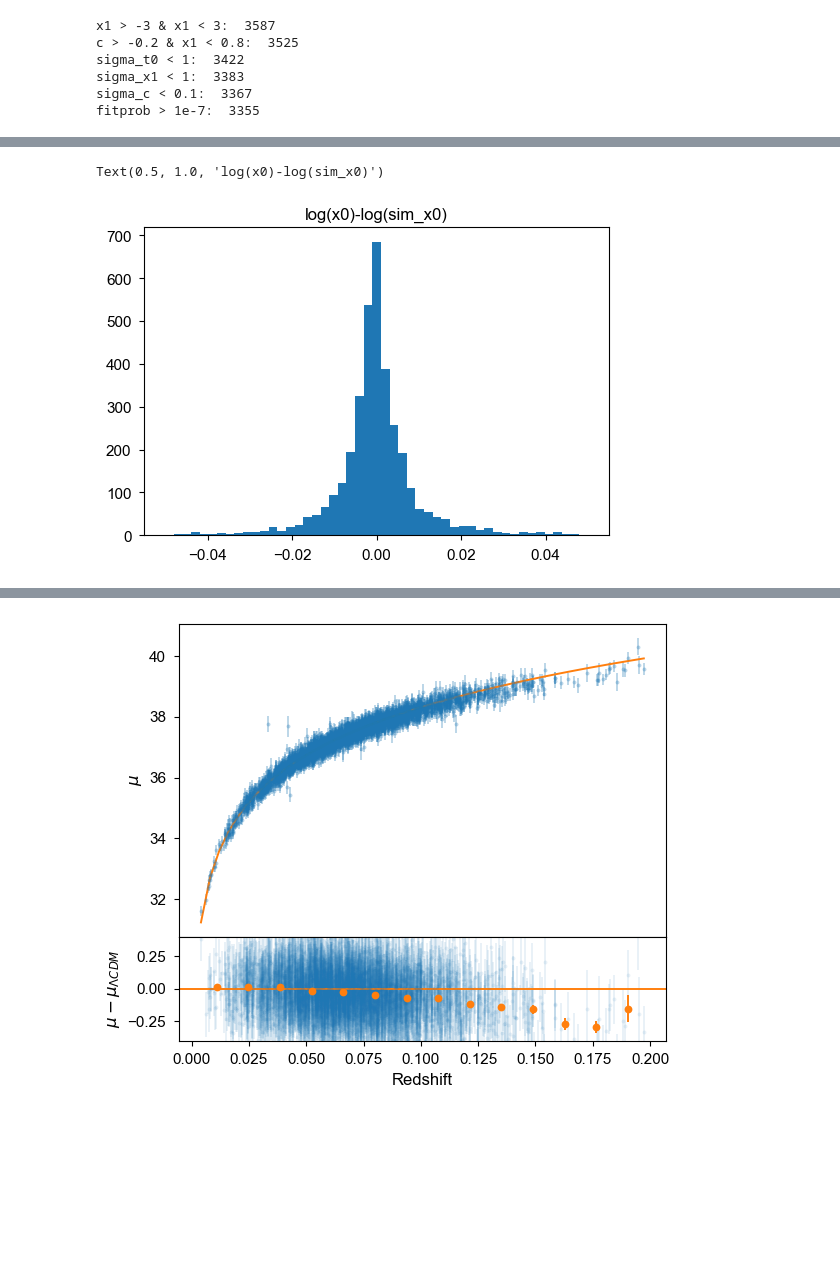
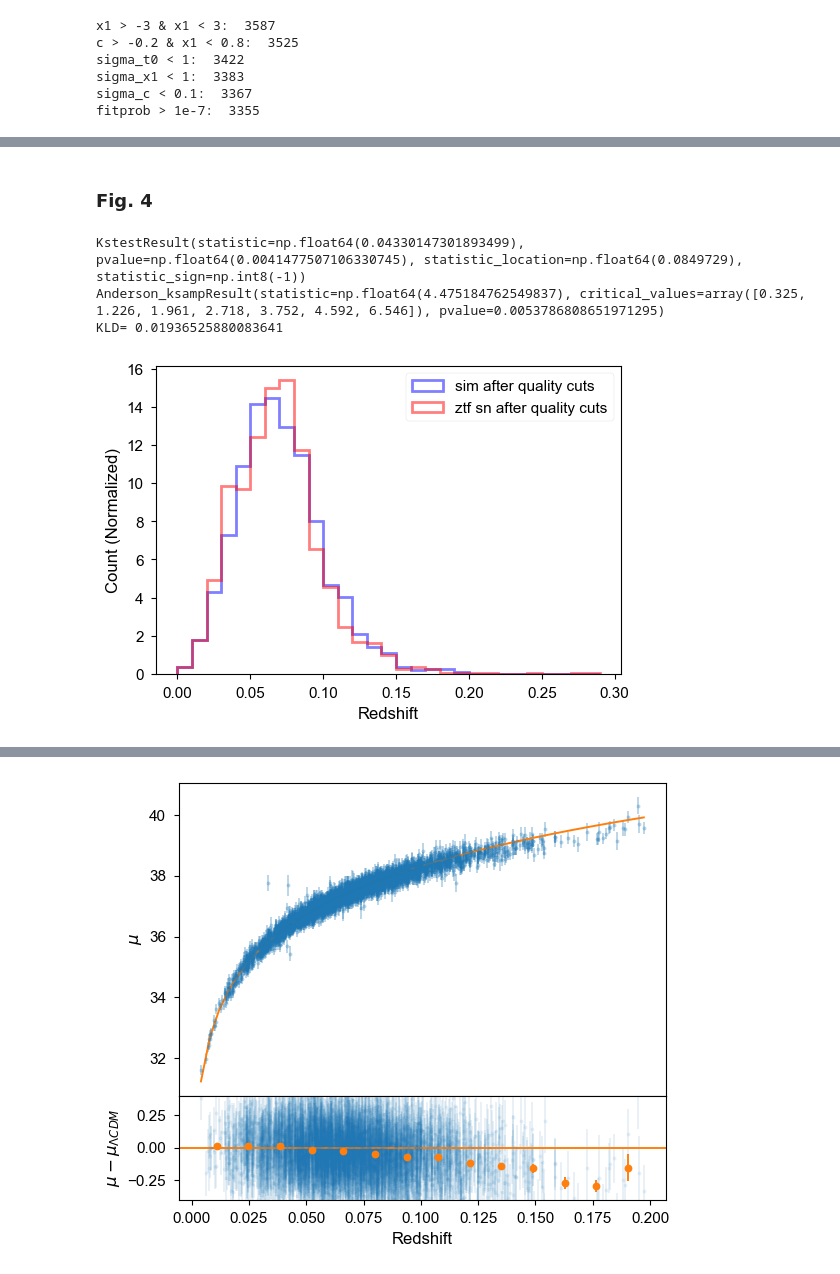
Before and after one commit to mi-dai/lightcurvelynx_ztf_sims, a Jupyter notebook: ZTF_snia-paper-plots.ipynb, the cells around one changed output, grey strips where cells are left out. Drawn from its saved outputs; the diff is of its cells as text; code cells hidden in the pictures; blank space fills up the shorter version.

```diff
--- a/ZTF_snia-paper-plots.ipynb
+++ b/ZTF_snia-paper-plots.ipynb
@@ -779,6 +230,30 @@ plt.savefig('paper_figs/cdiff.png')
-# %%
-plt.hist(np.log10(merged.x0/merged.source_x0),bins=np.linspace(-0.05,0.05))
-plt.title('log(x0)-log(sim_x0)')
-# %% [output]
-Text(0.5, 1.0, 'log(x0)-log(sim_x0)')
-[figure, removed]
+# %% [markdown]
+### Fig. 4
+# %%
+bins=np.linspace(0,0.29,30)
+lc_to_plot = lightcurves_after_quality_cut
+
+plt.hist(lc_to_plot['z'],bins=bins,alpha=0.5,density=True,
+         histtype='step',label='sim after quality cuts',color='b',lw=2)
+plt.hist(data.loc[data.lccoverage_flag==1].redshift,bins=bins,alpha=0.5,density=True,
+         histtype='step',label='ztf sn after quality cuts',color='r', lw=2)
+ks = stats.ks_2samp(lc_to_plot['z'],data.loc[data.lccoverage_flag==1].redshift)
+print(ks)
+ad = stats.anderson_ksamp([lc_to_plot['z'],data.loc[data.lccoverage_flag==1].redshift])
+print(ad)
+
+p1,_ = np.histogram(lc_to_plot['z'],bins=bins,density=True)
+p2,_ = np.histogram(data.loc[data.lccoverage_flag==1].redshift,bins=bins,density=True)
+p1 = np.clip(p1, 1.e-8, None)
+p2 = np.clip(p2, 1.e-8, None)
+print("KLD=",stats.entropy(p1,p2))
+
+plt.legend()
+plt.xlabel('Redshift')
+plt.ylabel('Count (Normalized)')
+plt.savefig('paper_figs/z_distr.png')
+# %% [output]
+KstestResult(statistic=np.float64(0.04330147301893499), pvalue=np.float64(0.0041477507106330745), statistic_location=np.float64(0.0849729), statistic_sign=np.int8(-1))
+Anderson_ksampResult(statistic=np.float64(4.475184762549837), critical_values=array([0.325, 1.226, 1.961, 2.718, 3.752, 4.592, 6.546]), pvalue=0.0053786808651971295)
+KLD= 0.01936525880083641
+[figure, new version]
```
Also changed, not shown: parts of 69 cells of this notebook, 2 other files.
